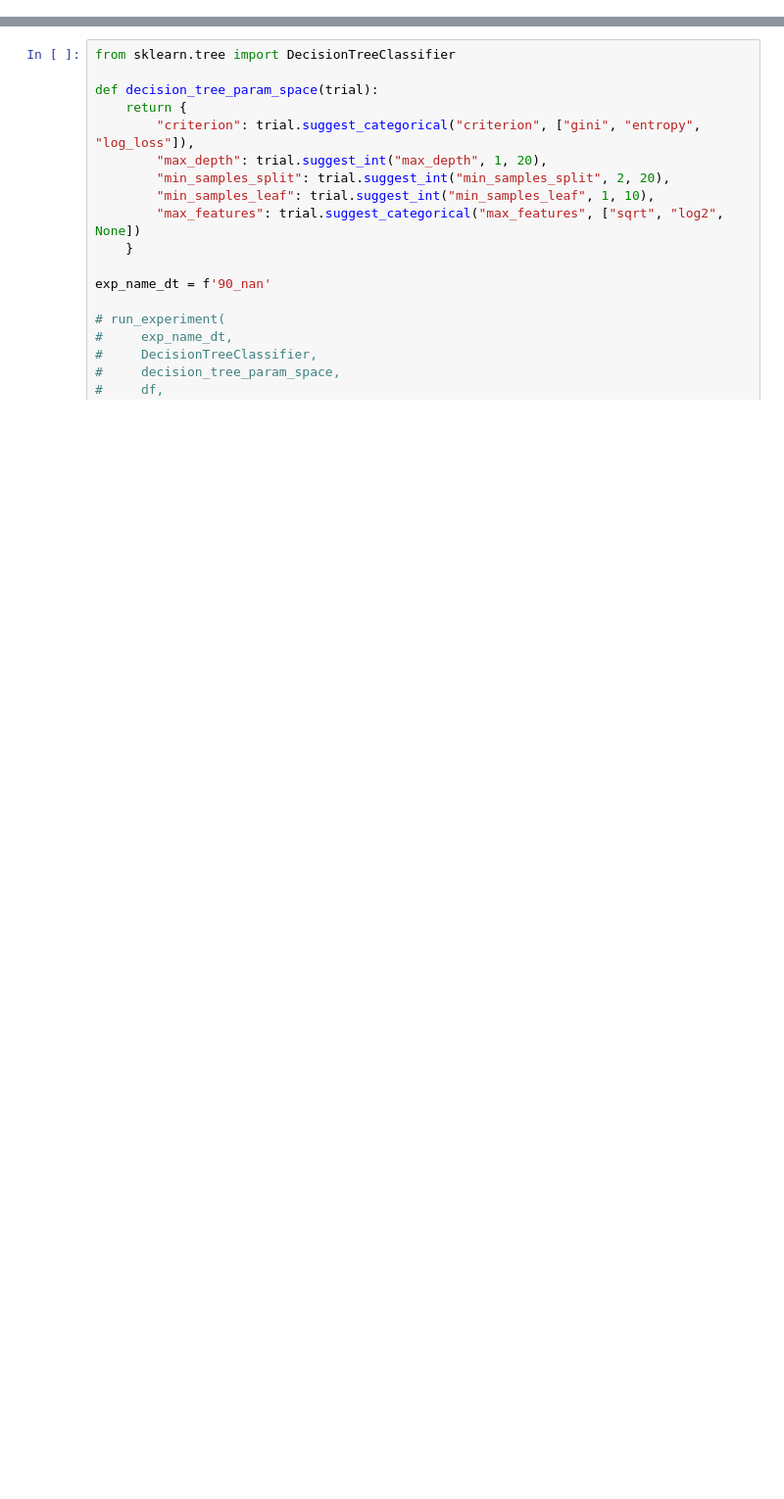
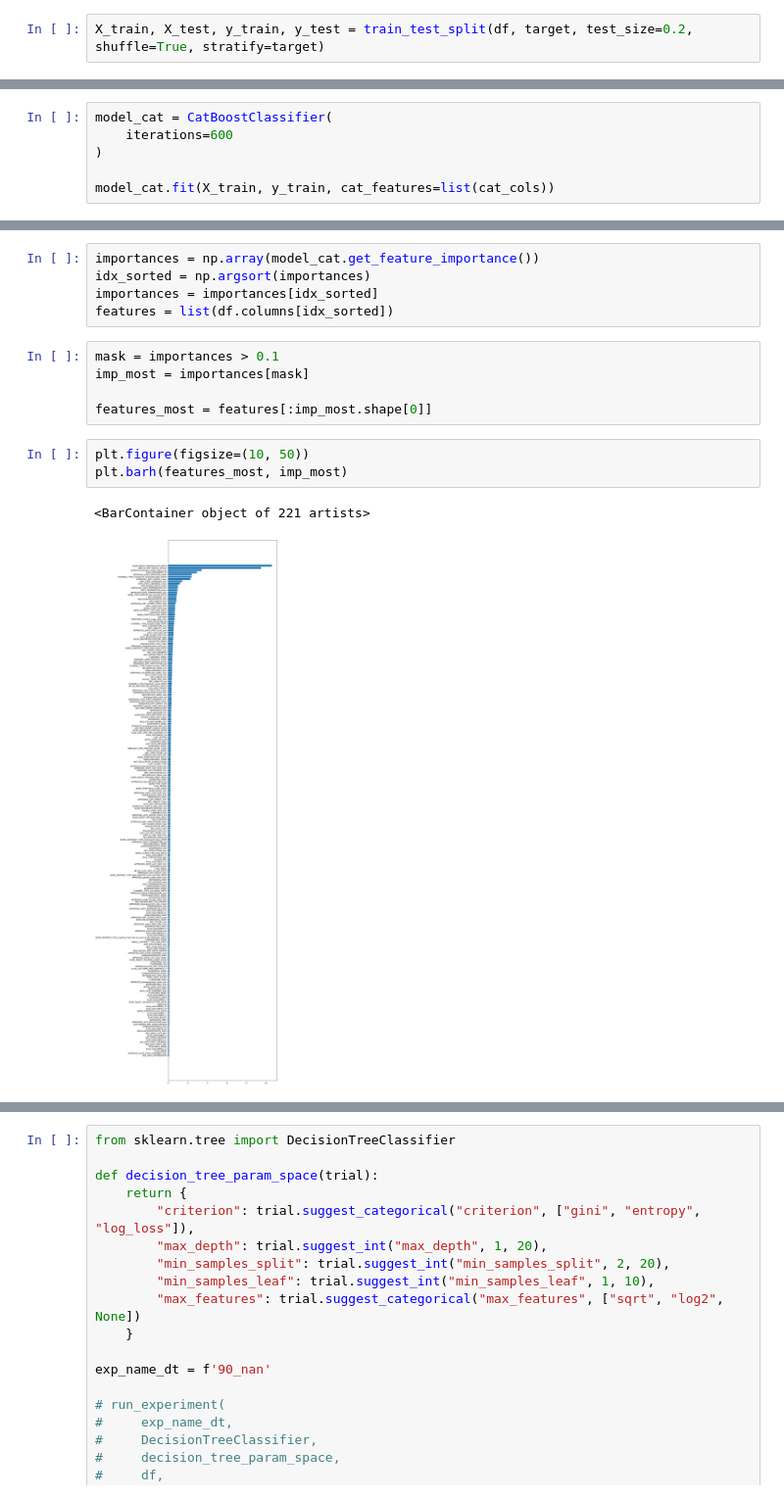
Before and after one commit to Uralbeckins/Credit-Score-Prediction-Home-Credit-Bank, a Jupyter notebook: Model Selection Workflow/3-Model_training.ipynb, the cells around one changed output, grey strips where cells are left out. Shown at 98% size. Cells and saved outputs as stored; diff of their text form; blank space fills up the shorter version.

```diff
--- a/Model Selection Workflow/3-Model_training.ipynb
+++ b/Model Selection Workflow/3-Model_training.ipynb
@@ -24,0 +27,2 @@ plt.hist(target)
+# %%
+X_train, X_test, y_train, y_test = train_test_split(df, target, test_size=0.2, shuffle=True, stratify=target)
@@ -24,0 +33,6 @@ plt.hist(target)
+# %%
+model_cat = CatBoostClassifier(
+    iterations=600
+)
+
+model_cat.fit(X_train, y_train, cat_features=list(cat_cols))
@@ -25,3 +66,19 @@ plt.hist(target)
+# %%
+importances = np.array(model_cat.get_feature_importance())
+idx_sorted = np.argsort(importances)
+importances = importances[idx_sorted]
+features = list(df.columns[idx_sorted])
+# %%
+mask = importances > 0.1
+imp_most = importances[mask]
+
+features_most = features[:imp_most.shape[0]]
+# %%
+plt.figure(figsize=(10, 50))
+plt.barh(features_most, imp_most)
+# %% [output]
+<BarContainer object of 221 artists>
+[figure, added]
 # %%
 # Солвер 'saga' с penalty='elasticnet' очень долго сходится, поэтому сделаем пока чистую L2-регуляризацию
 def log_reg_param_space(trial):
```
Also changed, not shown: parts of 18 cells of this notebook, 51 other files.
